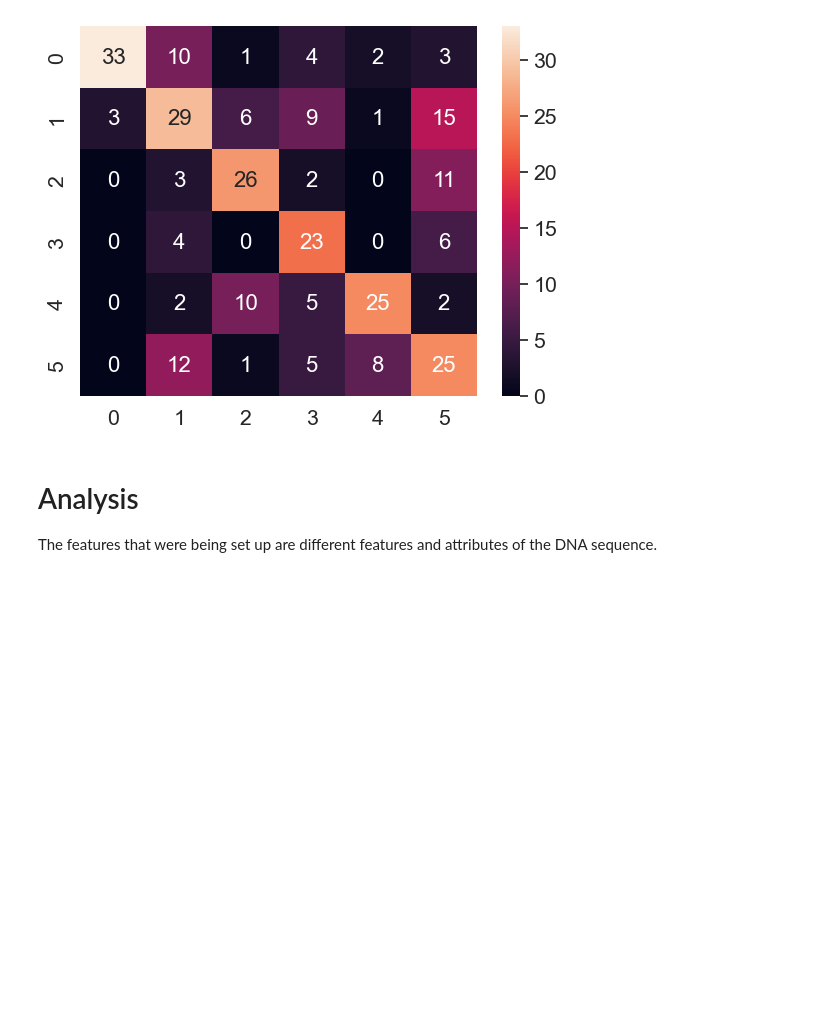
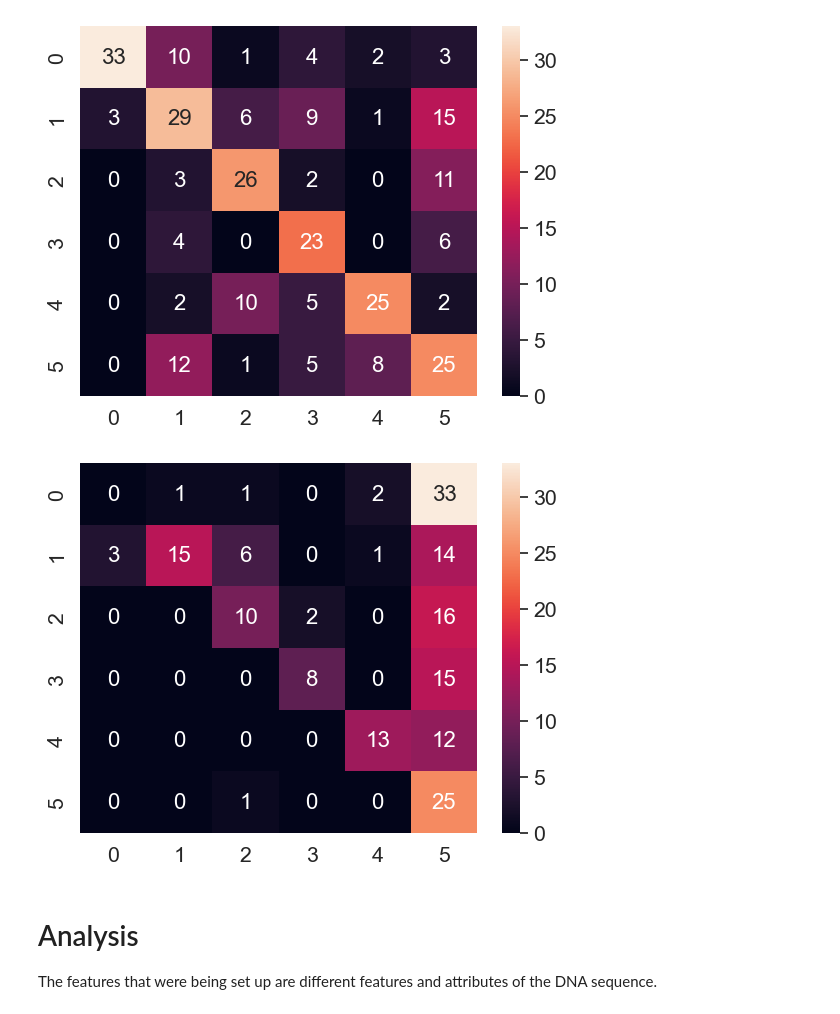
Before and after one commit to justyeethan/Project1-383, a Jupyter notebook: Train.ipynb, the cells around one changed output. Drawn from its saved outputs; the diff is of its cells as text; code cells hidden in the pictures; blank space fills up the shorter version.

```diff
--- a/Train.ipynb
+++ b/Train.ipynb
@@ -350,6 +350,16 @@ plt.show()
 # %% [output]
 [[33, 10, 1, 4, 2, 3], [3, 29, 6, 9, 1, 15], [0, 3, 26, 2, 0, 11], [0, 4, 0, 23, 0, 6], [0, 2, 10, 5, 25, 2], [0, 12, 1, 5, 8, 25]]
 [figure]
+# %%
+# Open txt files
+df_cm = pd.DataFrame(mutation_array, range(6), range(6))
+# plt.figure(figsize=(10,7))
+sn.set(font_scale=1.4) # for label size
+sn.heatmap(df_cm, annot=True, annot_kws={"size": 16}) # font size
+
+plt.show()
+# %% [output]
+[figure, added]
 # %% [markdown]
 # Analysis
 
```
Also changed, not shown: parts of 7 cells of this notebook, 2 other files.
